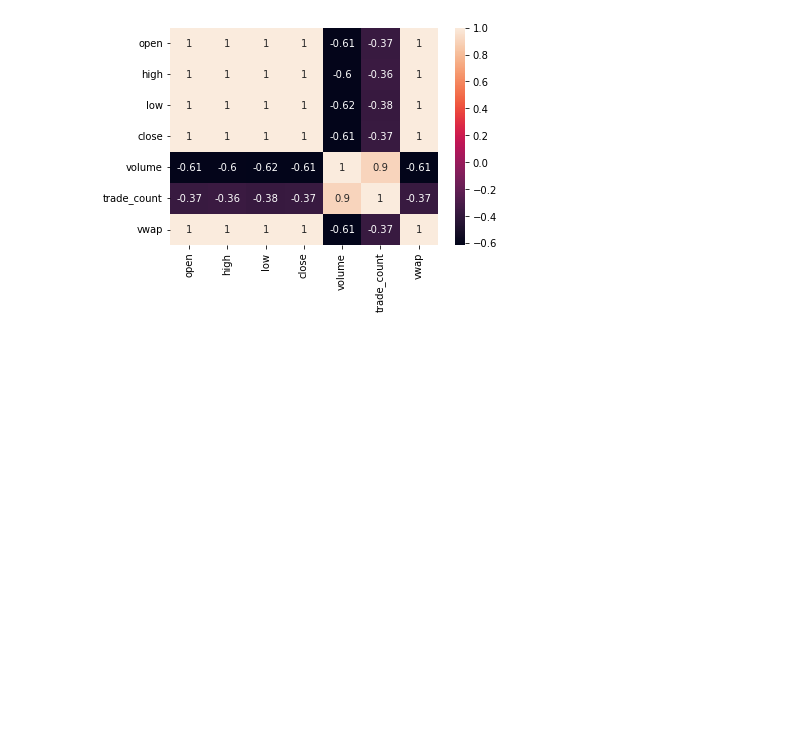
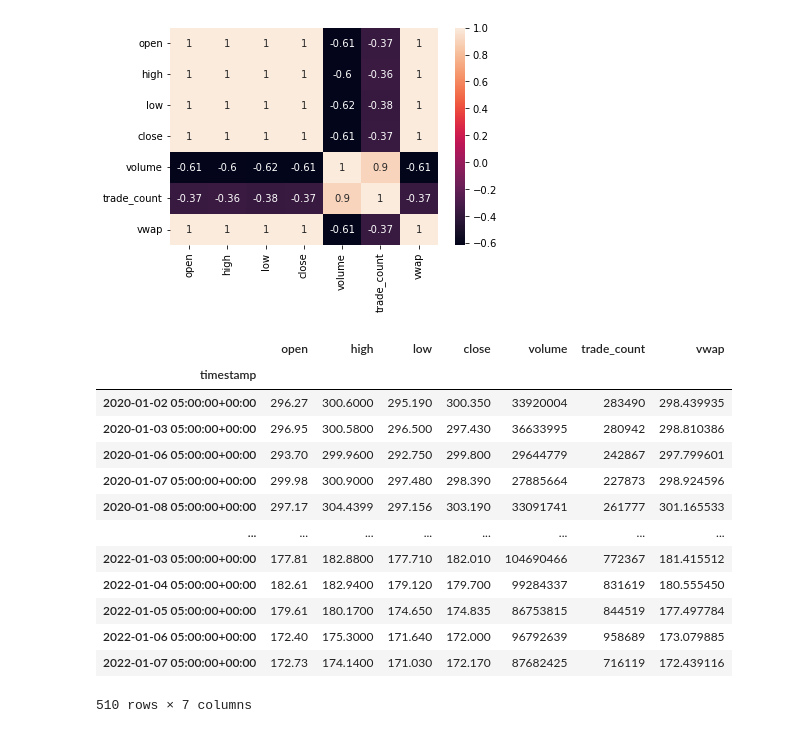
Before and after one commit to michaelortiz05/algotrader, a Jupyter notebook: Joshuas_MacD.ipynb, the cells around one changed output. Saved outputs shown, nothing was run; the diff lists cells and outputs as text; code cells hidden in the pictures; blank space fills up the shorter version.

```diff
--- a/Joshuas_MacD.ipynb
+++ b/Joshuas_MacD.ipynb
@@ -64,0 +73,22 @@ plt.show()
+# %%
+stock = "AAPL"
+test_set_length = 30
+# %%
+df_bars = api.get_bars(stock, TimeFrame.Day, "2020-01-01", "2022-01-08", adjustment='raw').df
+# %%
+df_bars
+# %% [output]
+|  | open | high | low | close | volume | trade_count | vwap |
+| timestamp |  |  |  |  |  |  |  |
+| 2020-01-02 05:00:00+00:00 | 296.27 | 300.6000 | 295.190 | 300.350 | 33920004 | 283490 | 298.439935 |
+| 2020-01-03 05:00:00+00:00 | 296.95 | 300.5800 | 296.500 | 297.430 | 36633995 | 280942 | 298.810386 |
+| 2020-01-06 05:00:00+00:00 | 293.70 | 299.9600 | 292.750 | 299.800 | 29644779 | 242867 | 297.799601 |
+| 2020-01-07 05:00:00+00:00 | 299.98 | 300.9000 | 297.480 | 298.390 | 27885664 | 227873 | 298.924596 |
+| 2020-01-08 05:00:00+00:00 | 297.17 | 304.4399 | 297.156 | 303.190 | 33091741 | 261777 | 301.165533 |
+| ... | ... | ... | ... | ... | ... | ... | ... |
+| 2022-01-03 05:00:00+00:00 | 177.81 | 182.8800 | 177.710 | 182.010 | 104690466 | 772367 | 181.415512 |
+| 2022-01-04 05:00:00+00:00 | 182.61 | 182.9400 | 179.120 | 179.700 | 99284337 | 831619 | 180.555450 |
+| 2022-01-05 05:00:00+00:00 | 179.61 | 180.1700 | 174.650 | 174.835 | 86753815 | 844519 | 177.497784 |
+| 2022-01-06 05:00:00+00:00 | 172.40 | 175.3000 | 171.640 | 172.000 | 96792639 | 958689 | 173.079885 |
+| 2022-01-07 05:00:00+00:00 | 172.73 | 174.1400 | 171.030 | 172.170 | 87682425 | 716119 | 172.439116 |
+510 rows × 7 columns
```
Also changed, not shown: parts of 16 cells of this notebook.
